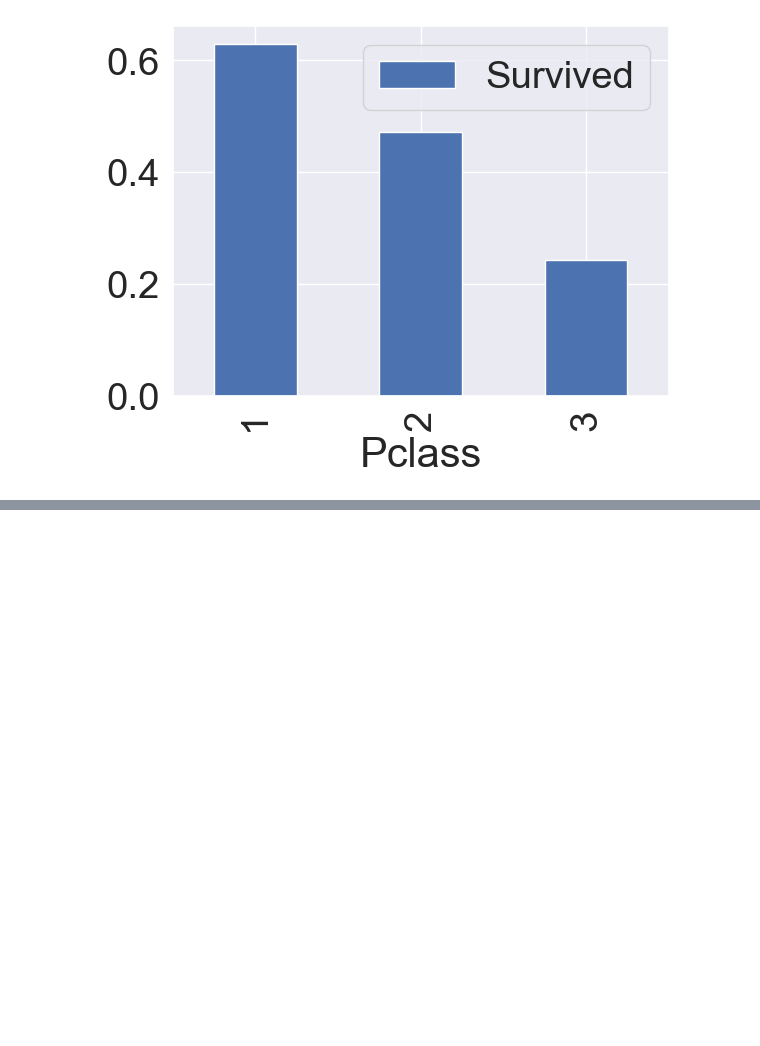
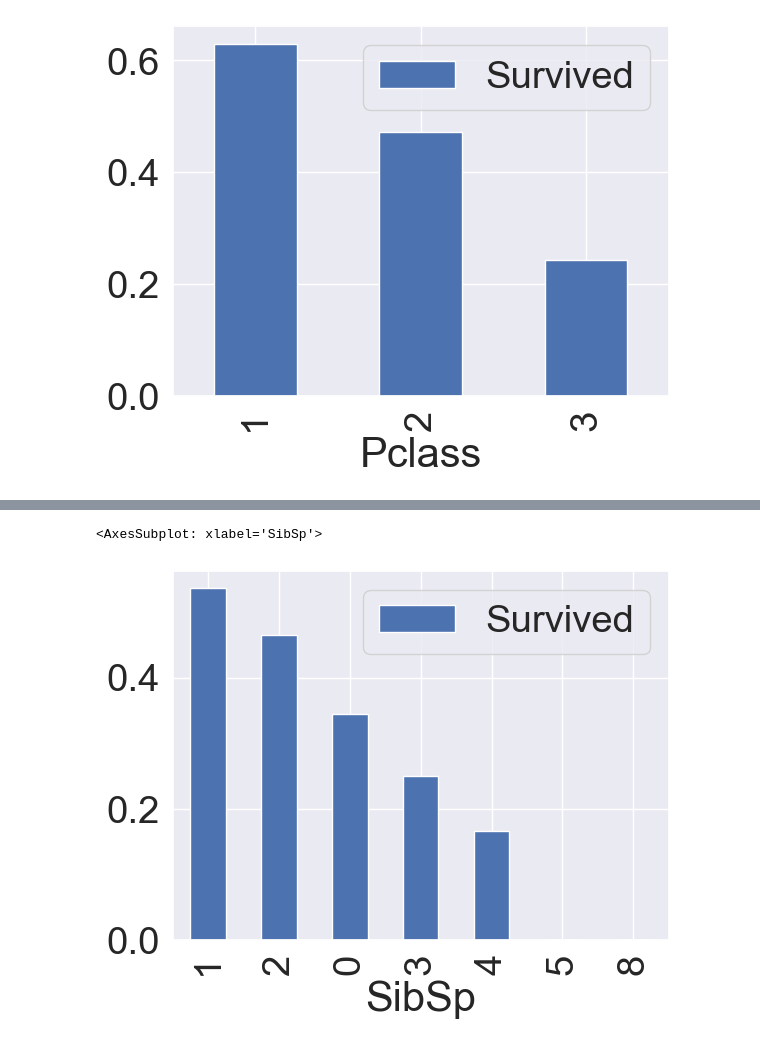
Before and after one commit to kysth0707/KagglePractice, a Jupyter notebook: Titanic-OnMyOwn/main.ipynb, the cells around one changed output, grey strips where cells are left out. Saved outputs shown, nothing was run; the diff lists cells and outputs as text; code cells hidden in the pictures; blank space fills up the shorter version.

```diff
--- a/Titanic-OnMyOwn/main.ipynb
+++ b/Titanic-OnMyOwn/main.ipynb
@@ -69,0 +100,21 @@ df_train[['Pclass', 'Survived']].groupby(
+# %%
+df_train[['SibSp', 'Survived']].groupby(
+	['SibSp'], as_index=True
+).mean().sort_values(
+	by='Survived', ascending=False #ascending = 오름차순
+).plot.bar()
+
+# According to this plot bar, Survivors are realted to the 'SibSp'
+
+# 	Survived
+# SibSp
+# 0	0.345395
+# 1	0.535885
+# 2	0.464286
+# 3	0.250000
+# 4	0.166667
+# 5	0.000000
+# 8	0.000000
+# %% [output]
+<AxesSubplot: xlabel='SibSp'>
+[figure, added]
```
Also changed, not shown: parts of 5 cells of this notebook.
